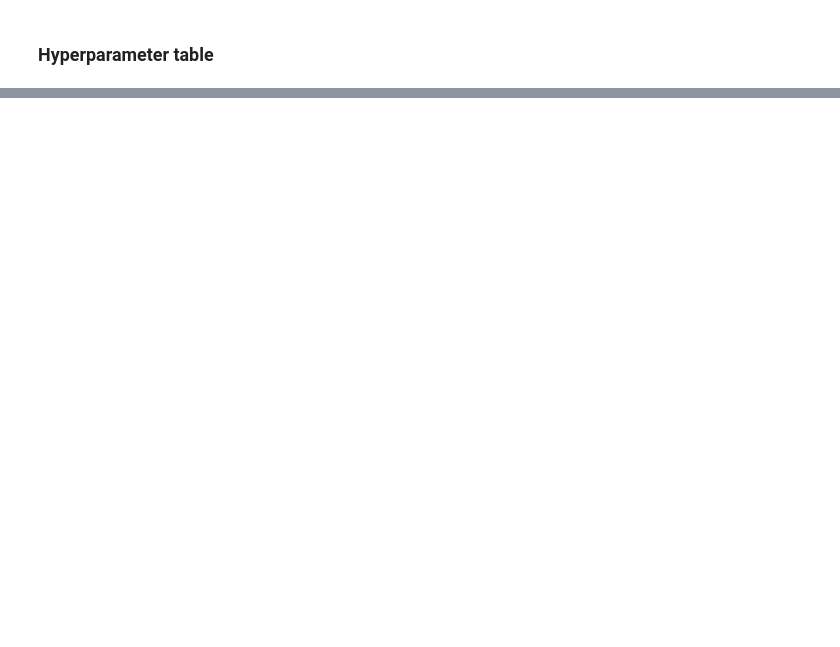
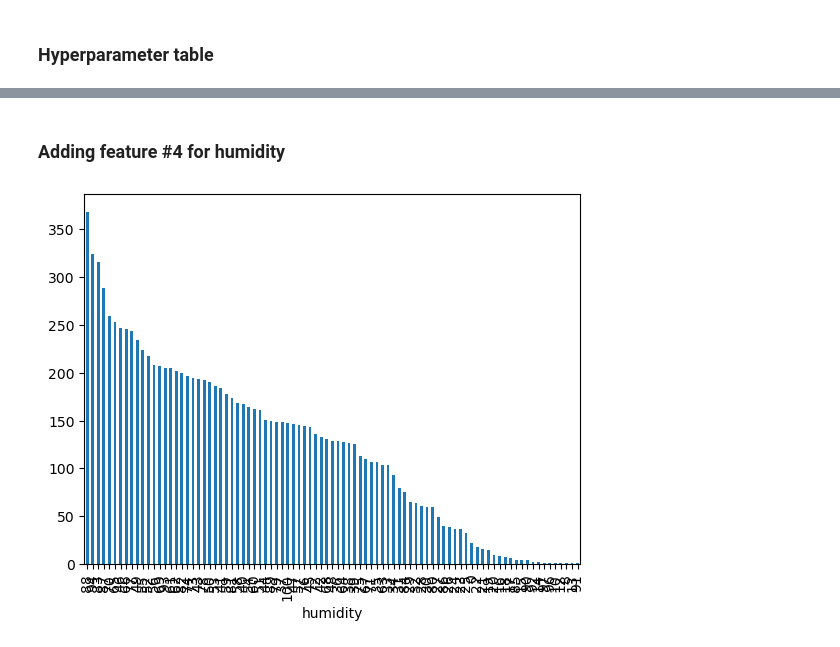
Before and after one commit to emugabi/cd0385-bike-sharing-demand-submission, a Jupyter notebook: project/project-template.ipynb, the cells around one changed output, grey strips where cells are left out. Drawn from its saved outputs; the diff is of its cells as text; code cells hidden in the pictures; blank space fills up the shorter version.

```diff
--- a/project/project-template.ipynb
+++ b/project/project-template.ipynb
@@ -896,0 +704,14 @@ pd.DataFrame({
+# %% [markdown]
+### Adding feature #4 for humidity
+# %%
+train_X4['humidity_category'] = pd.cut(
+    train_X4['humidity'],
+    bins=[0, 40, 120],
+    labels=['not_humid', 'very_humid'],
+    right=False
+)
+
+train_X4['humidity'].value_counts().plot(kind='bar')
+train_X4 = pd.get_dummies(train_X4, columns=['humidity_category'], prefix='humidity')
+# %% [output]
+[figure, added]
```
Also changed, not shown: parts of 39 cells of this notebook.
